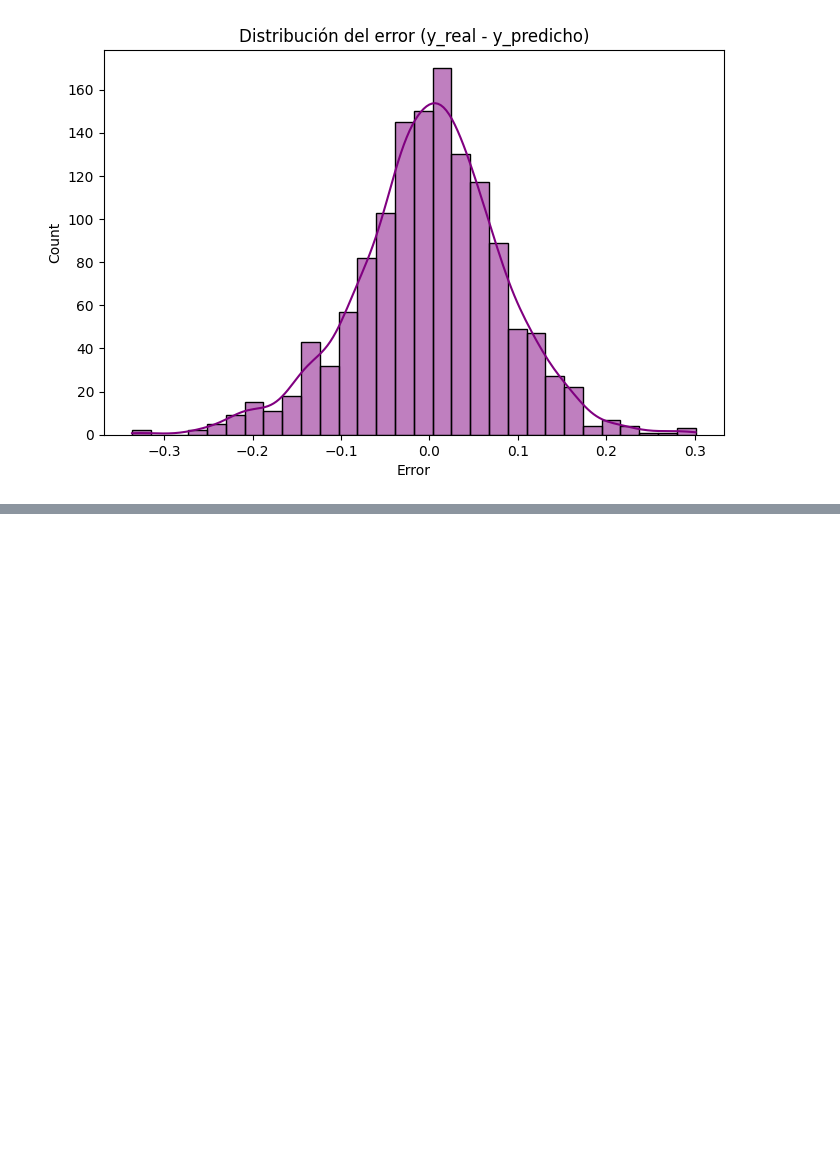
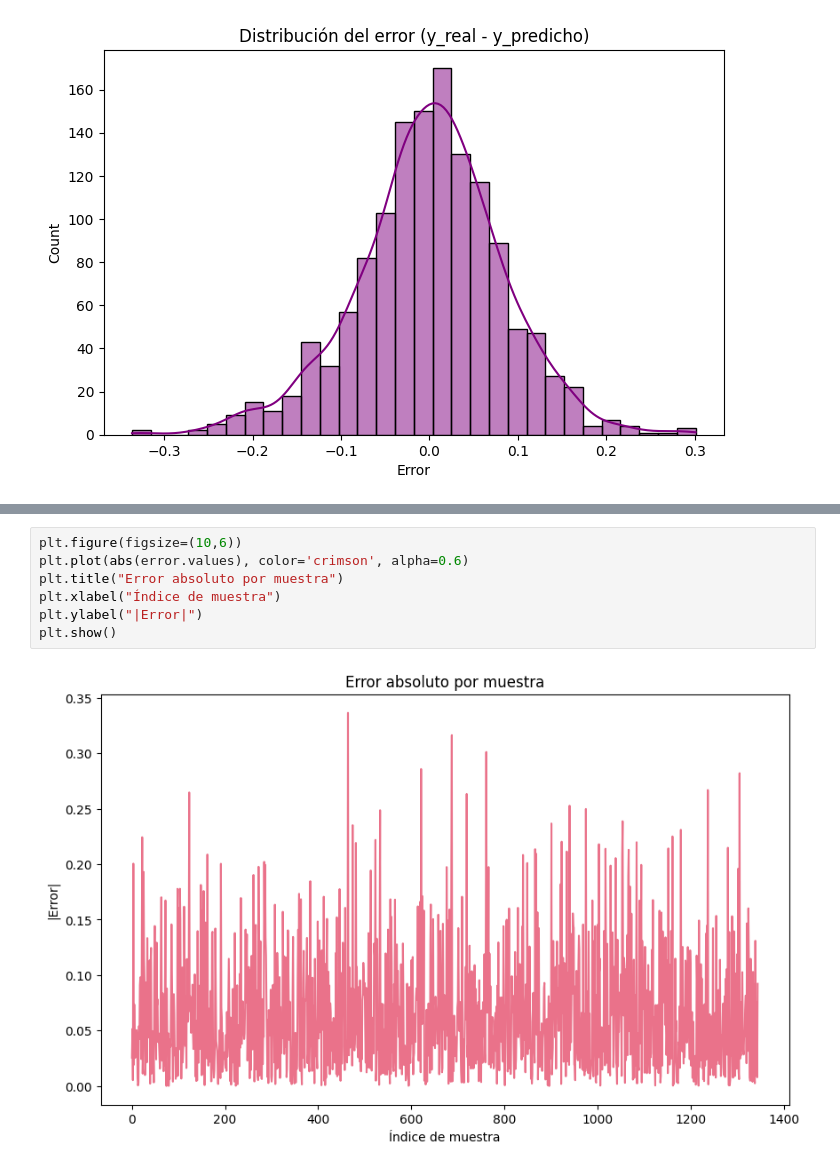
Before and after one commit to Samth18/Proyecto2-CienciaDatos, a Jupyter notebook: avocado-regression-project/models/neural_network/neural_network.ipynb, the cells around one changed output, grey strips where cells are left out. Saved outputs shown, nothing was run; the diff lists cells and outputs as text; blank space fills up the shorter version.

```diff
--- a/avocado-regression-project/models/neural_network/neural_network.ipynb
+++ b/avocado-regression-project/models/neural_network/neural_network.ipynb
@@ -88,0 +100,9 @@ plt.show()
+# %%
+plt.figure(figsize=(10,6))
+plt.plot(abs(error.values), color='crimson', alpha=0.6)
+plt.title("Error absoluto por muestra")
+plt.xlabel("Índice de muestra")
+plt.ylabel("|Error|")
+plt.show()
+# %% [output]
+[figure, added]
```
Also changed, not shown: parts of 1 cell of this notebook.
